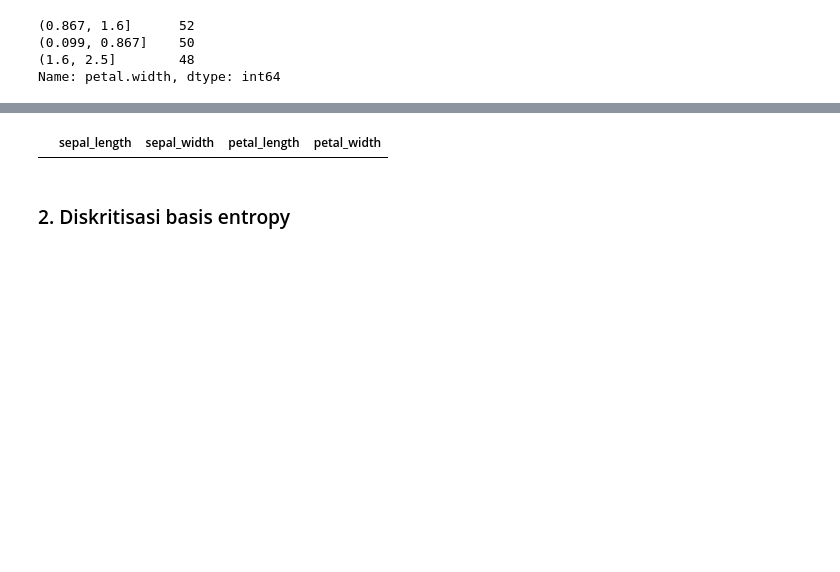
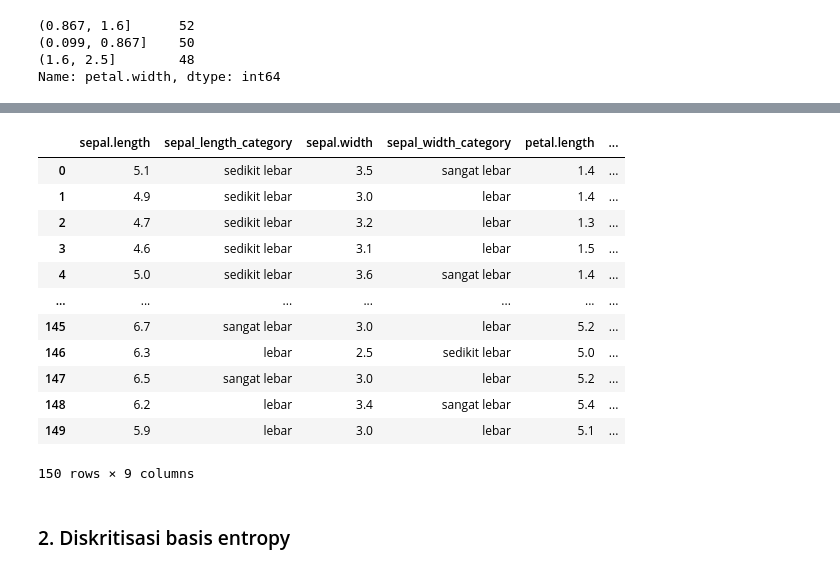
Before and after one commit to Lilik-murdiyah/datamining, a Jupyter notebook: _sources/notebooks.ipynb, the cells around one changed output, grey strips where cells are left out. Cells and saved outputs as stored; diff of their text form; code cells hidden in the pictures; blank space fills up the shorter version.

```diff
--- a/_sources/notebooks.ipynb
+++ b/_sources/notebooks.ipynb
@@ -931,7 +906,39 @@ dffeature= pd.DataFrame (target, columns =['sepal_length','sepal_width','petal_l
-# %%
-dffeature
-# %% [output]
-|  | sepal_length | sepal_width | petal_length | petal_width |
+# %%
+panjang_sepal["Kategori"] = pd.qcut(data["sepal.length"],3, labels = ['sedikit lebar','lebar','sangat lebar'])
+lebar_sepal["Kategori"] = pd.qcut(data["sepal.width"],3, labels = ['sedikit lebar','lebar','sangat lebar'])
+panjang_petal['Kategori'] = pd.qcut(data["petal.length"],3, labels = ['sedikit lebar','lebar','sangat lebar'])
+lebar_petal['Kategori'] = pd.qcut(data["petal.width"],3, labels = ['sedikit lebar','lebar','sangat lebar'])
+
+equalFrequency = pd.DataFrame([])
+equalFrequency["sepal.length"] = data["sepal.length"]
+equalFrequency['sepal_length_category'] = panjang_sepal["Kategori"]
+
+equalFrequency["sepal.width"] = data["sepal.width"]
+equalFrequency["sepal_width_category"] = lebar_sepal["Kategori"]
+
+equalFrequency["petal.length"] = data["petal.length"]
+equalFrequency["petal_length_category"] = panjang_petal["Kategori"]
+
+equalFrequency["petal.width"] = data["petal.width"]
+equalFrequency["petal_width_category"] = lebar_petal["Kategori"]
+
+equalFrequency["variety"] = data[["variety"]]
+
+equalFrequency
+# %% [output]
+|  | sepal.length | sepal_length_category | sepal.width | sepal_width_category | petal.length | ... |
+| 0 | 5.1 | sedikit lebar | 3.5 | sangat lebar | 1.4 | ... |
+| 1 | 4.9 | sedikit lebar | 3.0 | lebar | 1.4 | ... |
+| 2 | 4.7 | sedikit lebar | 3.2 | lebar | 1.3 | ... |
+| 3 | 4.6 | sedikit lebar | 3.1 | lebar | 1.5 | ... |
+| 4 | 5.0 | sedikit lebar | 3.6 | sangat lebar | 1.4 | ... |
+| ... | ... | ... | ... | ... | ... | ... |
+| 145 | 6.7 | sangat lebar | 3.0 | lebar | 5.2 | ... |
+| 146 | 6.3 | lebar | 2.5 | sedikit lebar | 5.0 | ... |
+| 147 | 6.5 | sangat lebar | 3.0 | lebar | 5.2 | ... |
+| 148 | 6.2 | lebar | 3.4 | sangat lebar | 5.4 | ... |
+| 149 | 5.9 | lebar | 3.0 | lebar | 5.1 | ... |
+150 rows × 9 columns
 # %% [markdown]
 ### 2. Diskritisasi basis entropy
 # %% [markdown]
```
Also changed, not shown: parts of 7 cells of this notebook, 3 other files.
